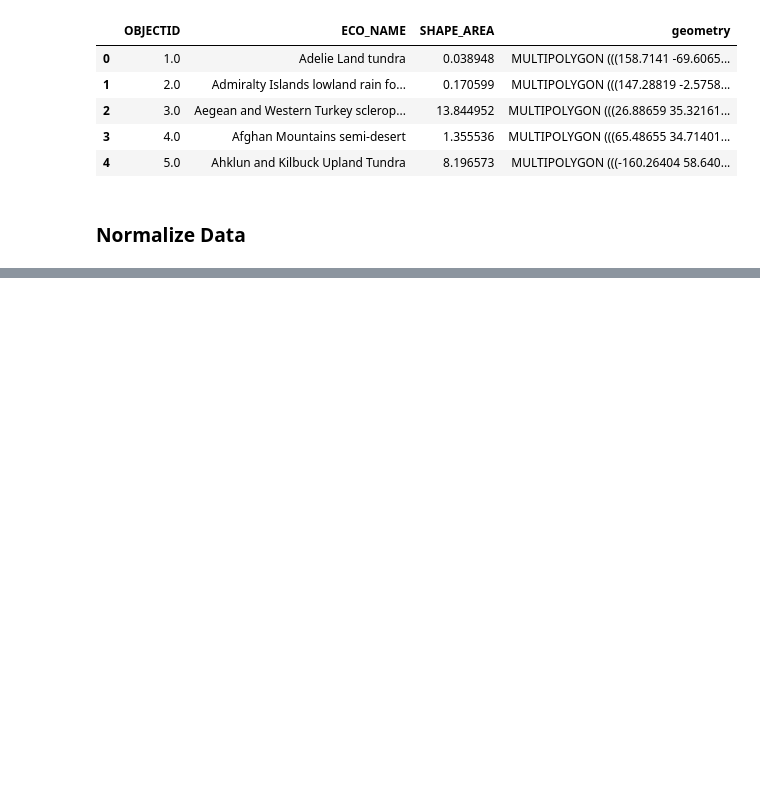
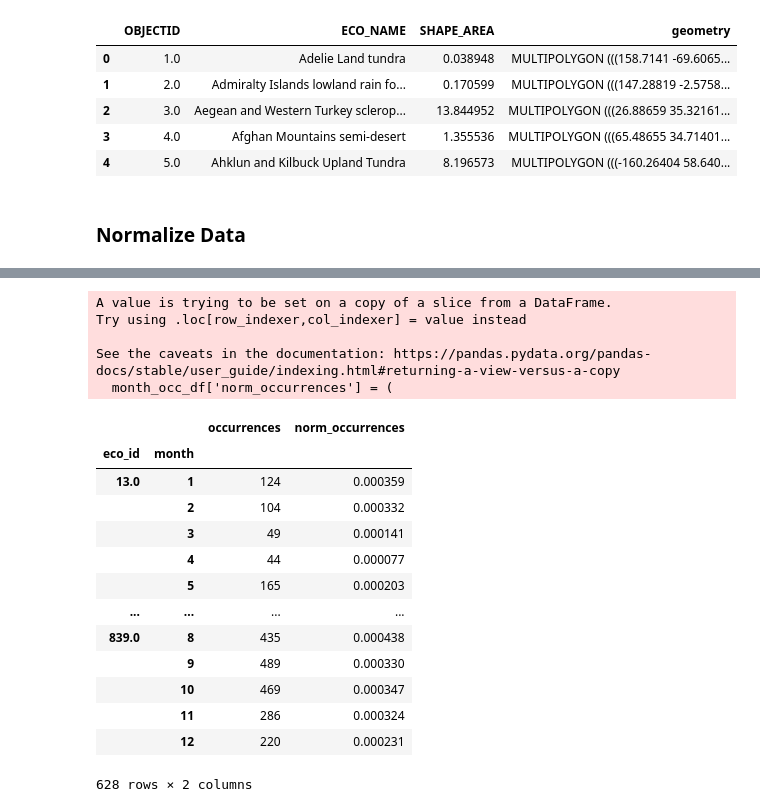
Before and after one commit to earthlab-education/species-distribution-coding-challenge-hanried, a Jupyter notebook: notebooks/04_species_distribution_download.ipynb, the cells around one changed output, grey strips where cells are left out. Cells and saved outputs as stored; diff of their text form; code cells hidden in the pictures; blank space fills up the shorter version.

```diff
--- a/notebooks/04_species_distribution_download.ipynb
+++ b/notebooks/04_species_distribution_download.ipynb
@@ -366,3 +382,10 @@ gbif_ecoregion_gdf
 | 833 | 4730890881 | 839.0 | 11 | Northern Rockies conifer forests |
 | 833 | 4804544110 | 839.0 | 7 | Northern Rockies conifer forests |
 2753210 rows × 4 columns
+# %%
+#Count the observations in each ecoregion each month
+month_occ_df = (
+    gbif_ecoregion_gdf
+    .groupby(['eco_id', 'month'])
+    .agg(occurrences=('observation_id', 'count'))
+)
@@ -368,0 +409,5 @@ gbif_ecoregion_gdf
+# %%
+#Get rid of rare observations by only indluding occurrences greater than 1.
+#Editing the occurrences column of the month_occ_df.
+
+month_occ_df = month_occ_df[month_occ_df.occurrences>1]
@@ -368,0 +431,10 @@ gbif_ecoregion_gdf
+# %%
+#Take the mean by ecoregion
+
+mean_occ_ecoregion = (
+    month_occ_df
+    .groupby('eco_id')
+    .mean()
+)
+
+mean_occ_ecoregion
@@ -368,0 +456,9 @@ gbif_ecoregion_gdf
+# %%
+#Take the mean by month
+mean_occ_month = (
+    month_occ_df
+    .groupby('month')
+    .mean()
+)
+
+mean_occ_month
@@ -368,0 +480,31 @@ gbif_ecoregion_gdf
+# %%
+#Normalize by space and time for sampling effort.
+#Creating a new column callend norm_occurrences.
+
+month_occ_df['norm_occurrences'] = (
+    month_occ_df
+    /mean_occ_ecoregion
+    /mean_occ_month
+)
+
+month_occ_df
+# %% [output]
+A value is trying to be set on a copy of a slice from a DataFrame.
+Try using .loc[row_indexer,col_indexer] = value instead
+
+See the caveats in the documentation: https://pandas.pydata.org/pandas-docs/stable/user_guide/indexing.html#returning-a-view-versus-a-copy
+  month_occ_df['norm_occurrences'] = (
+|  |  | occurrences | norm_occurrences |
+| eco_id | month |  |  |
+| 13.0 | 1 | 124 | 0.000359 |
+|  | 2 | 104 | 0.000332 |
+|  | 3 | 49 | 0.000141 |
+|  | 4 | 44 | 0.000077 |
+|  | 5 | 165 | 0.000203 |
+| ... | ... | ... | ... |
+| 839.0 | 8 | 435 | 0.000438 |
+|  | 9 | 489 | 0.000330 |
+|  | 10 | 469 | 0.000347 |
+|  | 11 | 286 | 0.000324 |
+|  | 12 | 220 | 0.000231 |
+628 rows × 2 columns
```
Also changed, not shown: parts of 13 cells of this notebook, 3 other files.
